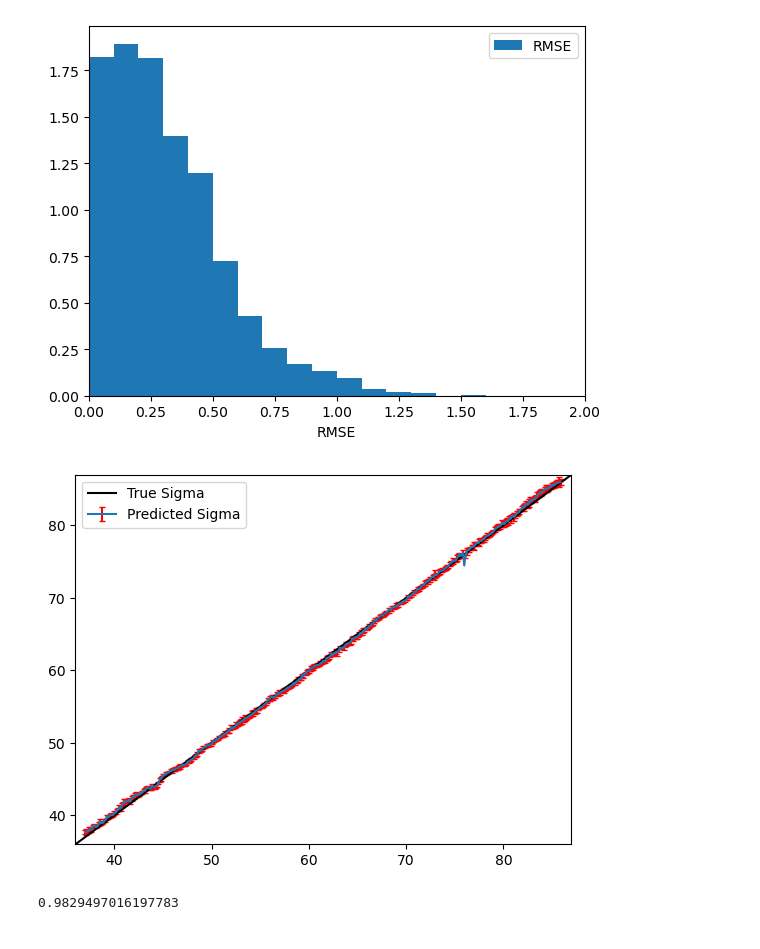
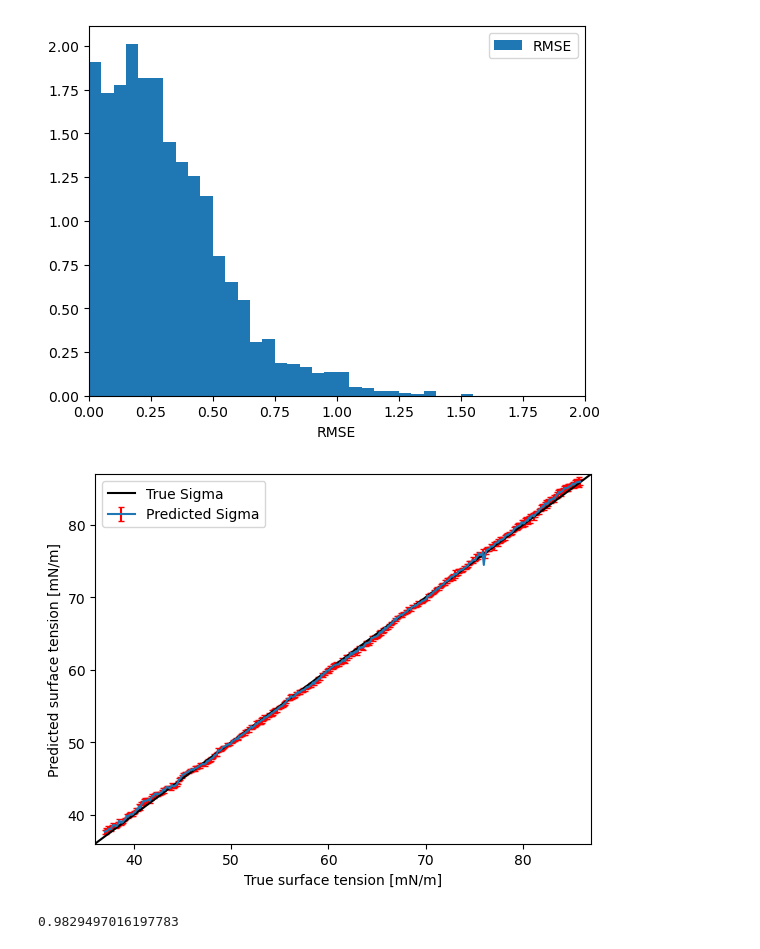
Before and after one commit to Vincentkuipers/4AI000-droplet-code, a Jupyter notebook: ClusterResults/ReadCSV.ipynb, the cells around one changed output. Cells and saved outputs as stored; diff of their text form; code cells hidden in the pictures.

```diff
--- a/ClusterResults/ReadCSV.ipynb
+++ b/ClusterResults/ReadCSV.ipynb
@@ -5,22 +5,24 @@ import numpy as np
 # %%
 df = pd.read_csv("results_cluster.csv")
 # %%
-plt.hist(df["RMSE"], bins=20, range=(0, 2), density=True, label="RMSE")
+plt.hist(df["RMSE"], bins=40, range=(0, 2), density=True, label="RMSE")
 plt.xlabel("RMSE")
 plt.xlim(0, 2)
 plt.legend()
 plt.show()
 # %% [output]
-[figure, old version]
+[figure, new version]
 # %%
 plt.errorbar(x=np.linspace(37, 85.875, 391), y=df.groupby("sigmatrue")["sigmapred"].mean(), yerr = df.groupby("sigmatrue")["sigmapred"].std(), label="Predicted Sigma", ecolor="red", capsize=2)
 plt.plot(np.linspace(30, 100,70), np.linspace(30,100,70), color="black", label="True Sigma")
 plt.xlim(36, 87)
 plt.ylim(36, 87)
 plt.legend()
+plt.xlabel("True surface tension [mN/m]")
+plt.ylabel("Predicted surface tension [mN/m]")
 plt.show()
 # %% [output]
-[figure, old version]
+[figure, new version]
 # %%
 len(df[df["RMSE"]<1])/len(df)
 # %% [output]
```
Also changed, not shown: parts of 1 cell of this notebook, 1 other file.
